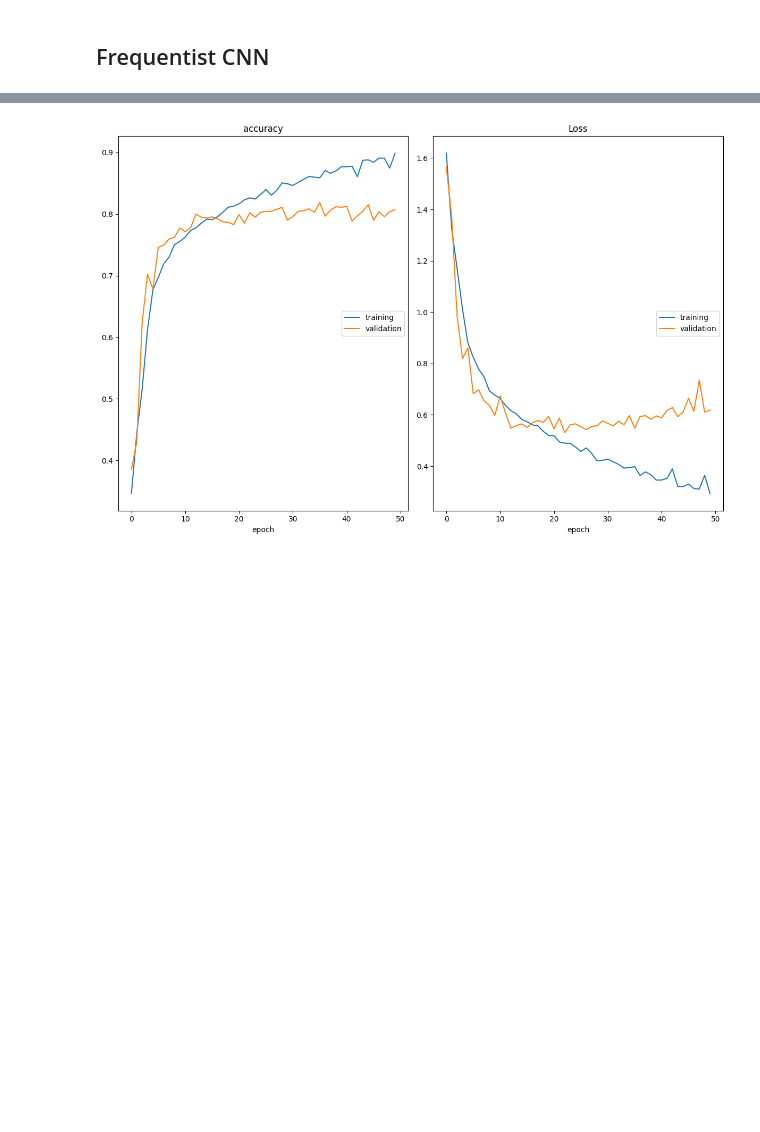
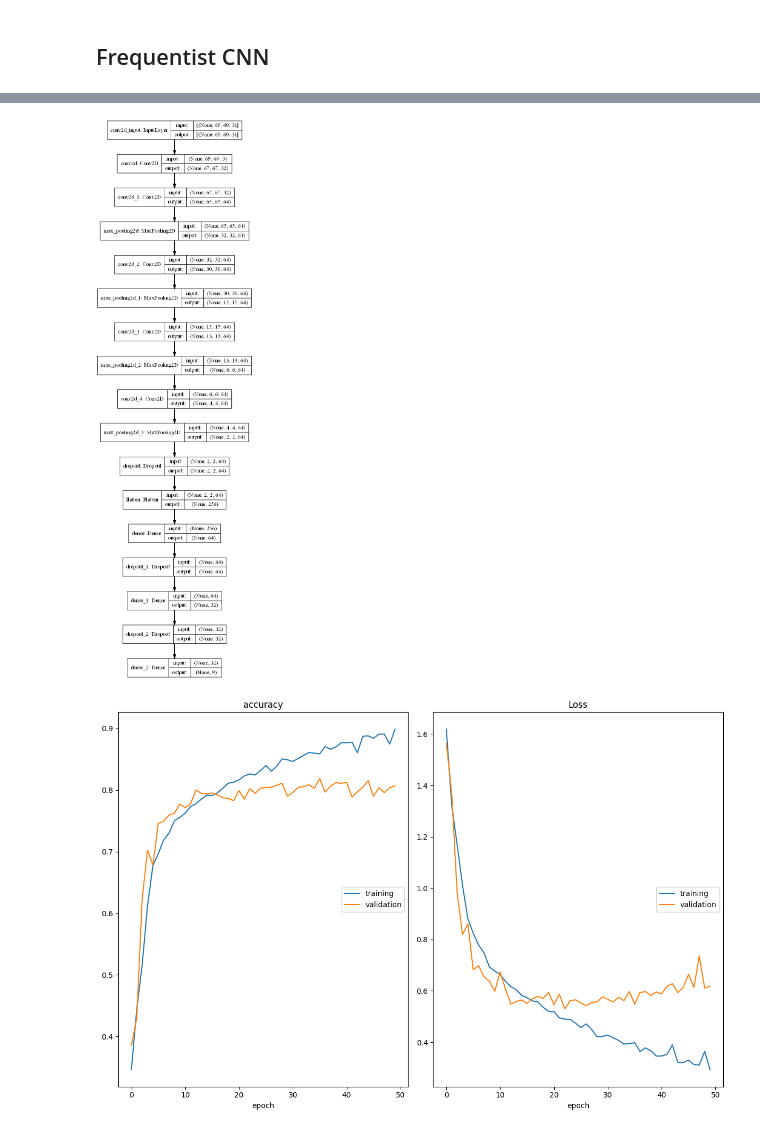
Before and after one commit to abhimanyu911/bayesian_sdss, a Jupyter notebook: sdss_classification.ipynb, the cells around one changed output, grey strips where cells are left out. Cells and saved outputs as stored; diff of their text form; code cells hidden in the pictures; blank space fills up the shorter version.

Commit message:
added changed plots and architectures

```diff
--- a/sdss_classification.ipynb
+++ b/sdss_classification.ipynb
@@ -113,6 +113,10 @@ Total params: 149,001
 Trainable params: 149,001
 Non-trainable params: 0
 _________________________________________________________________
+# %%
+tf.keras.utils.plot_model(frequentist_model, to_file="frequentist.png", show_shapes=True)
+# %% [output]
+[figure, added]
 # %%
 ckpt_frequentist = tf.keras.callbacks.ModelCheckpoint(
     weights_dir['frequentist'],
```
Also changed, not shown: parts of 5 cells of this notebook, 8 other files.
